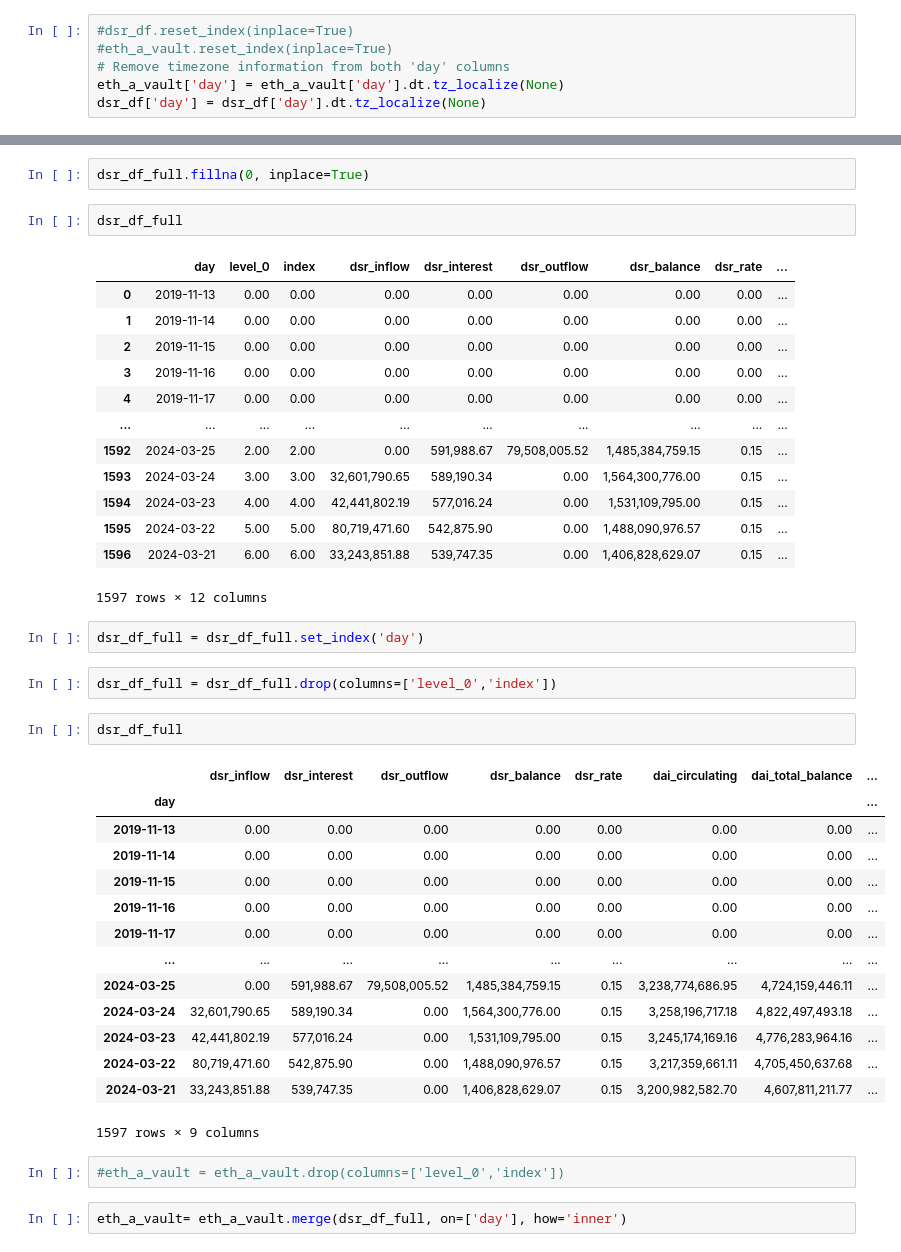
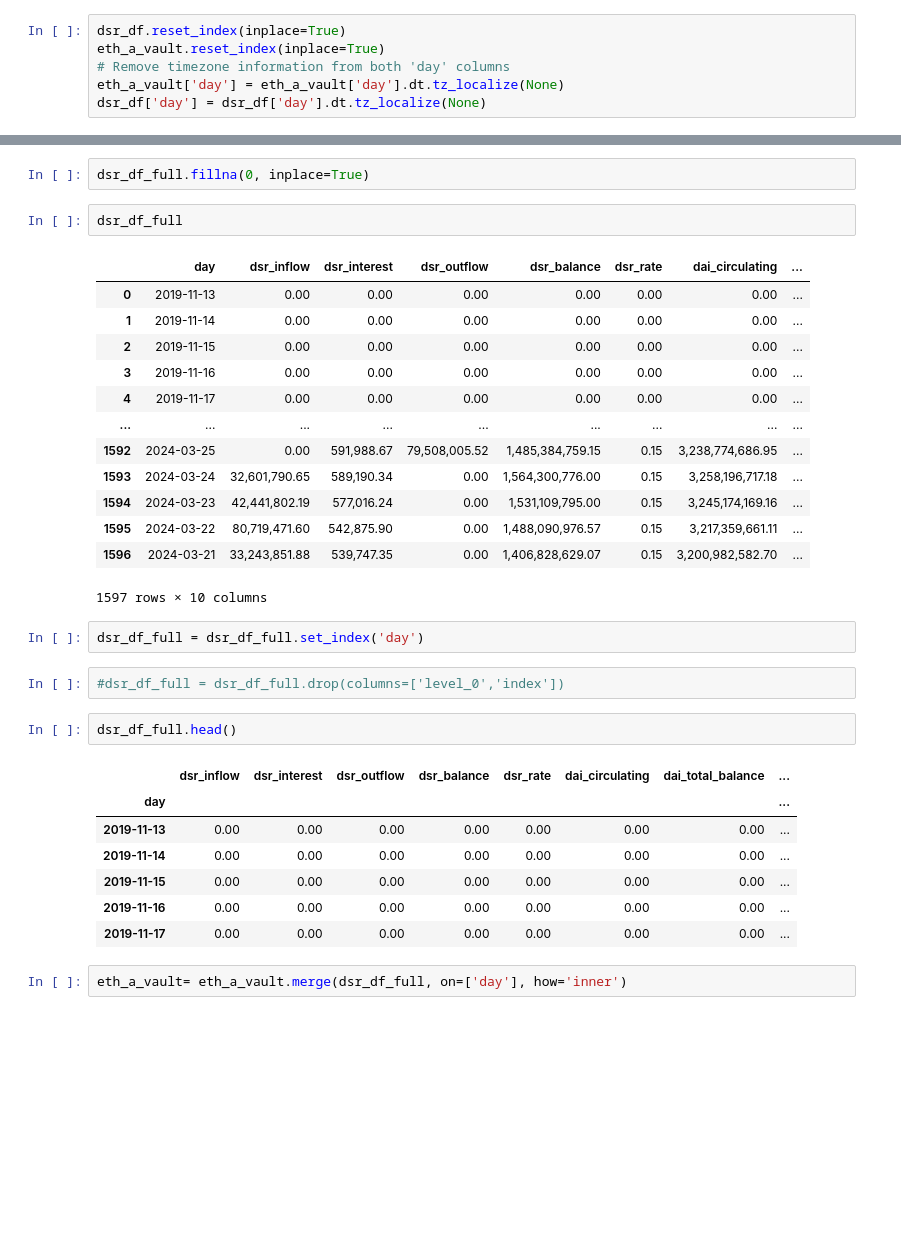
Before and after one commit to BrandynHamilton/mkrdao_port_mgmt, a Jupyter notebook: notebooks/exploratory.ipynb, the cells around one changed output, grey strips where cells are left out. Drawn from its saved outputs; the diff is of its cells as text; blank space fills up the shorter version.

```diff
--- a/notebooks/exploratory.ipynb
+++ b/notebooks/exploratory.ipynb
@@ -1482,6 +1427,6 @@ dsr_df.head()
 # %%
-#dsr_df.reset_index(inplace=True)
-#eth_a_vault.reset_index(inplace=True)
+dsr_df.reset_index(inplace=True)
+eth_a_vault.reset_index(inplace=True)
 # Remove timezone information from both 'day' columns
 eth_a_vault['day'] = eth_a_vault['day'].dt.tz_localize(None)
 dsr_df['day'] = dsr_df['day'].dt.tz_localize(None)
@@ -1498,41 +1443,32 @@ dsr_df_full.fillna(0, inplace=True)
 # %%
 dsr_df_full
 # %% [output]
-|  | day | level_0 | index | dsr_inflow | dsr_interest | dsr_outflow | dsr_balance | dsr_rate | ... |
-| 0 | 2019-11-13 | 0.00 | 0.00 | 0.00 | 0.00 | 0.00 | 0.00 | 0.00 | ... |
-| 1 | 2019-11-14 | 0.00 | 0.00 | 0.00 | 0.00 | 0.00 | 0.00 | 0.00 | ... |
-| 2 | 2019-11-15 | 0.00 | 0.00 | 0.00 | 0.00 | 0.00 | 0.00 | 0.00 | ... |
-| 3 | 2019-11-16 | 0.00 | 0.00 | 0.00 | 0.00 | 0.00 | 0.00 | 0.00 | ... |
-| 4 | 2019-11-17 | 0.00 | 0.00 | 0.00 | 0.00 | 0.00 | 0.00 | 0.00 | ... |
-| ... | ... | ... | ... | ... | ... | ... | ... | ... | ... |
-| 1592 | 2024-03-25 | 2.00 | 2.00 | 0.00 | 591,988.67 | 79,508,005.52 | 1,485,384,759.15 | 0.15 | ... |
-| 1593 | 2024-03-24 | 3.00 | 3.00 | 32,601,790.65 | 589,190.34 | 0.00 | 1,564,300,776.00 | 0.15 | ... |
-| 1594 | 2024-03-23 | 4.00 | 4.00 | 42,441,802.19 | 577,016.24 | 0.00 | 1,531,109,795.00 | 0.15 | ... |
-| 1595 | 2024-03-22 | 5.00 | 5.00 | 80,719,471.60 | 542,875.90 | 0.00 | 1,488,090,976.57 | 0.15 | ... |
-| 1596 | 2024-03-21 | 6.00 | 6.00 | 33,243,851.88 | 539,747.35 | 0.00 | 1,406,828,629.07 | 0.15 | ... |
+|  | day | dsr_inflow | dsr_interest | dsr_outflow | dsr_balance | dsr_rate | dai_circulating | ... |
+| 0 | 2019-11-13 | 0.00 | 0.00 | 0.00 | 0.00 | 0.00 | 0.00 | ... |
+| 1 | 2019-11-14 | 0.00 | 0.00 | 0.00 | 0.00 | 0.00 | 0.00 | ... |
+| 2 | 2019-11-15 | 0.00 | 0.00 | 0.00 | 0.00 | 0.00 | 0.00 | ... |
+| 3 | 2019-11-16 | 0.00 | 0.00 | 0.00 | 0.00 | 0.00 | 0.00 | ... |
+| 4 | 2019-11-17 | 0.00 | 0.00 | 0.00 | 0.00 | 0.00 | 0.00 | ... |
+| ... | ... | ... | ... | ... | ... | ... | ... | ... |
+| 1592 | 2024-03-25 | 0.00 | 591,988.67 | 79,508,005.52 | 1,485,384,759.15 | 0.15 | 3,238,774,686.95 | ... |
+| 1593 | 2024-03-24 | 32,601,790.65 | 589,190.34 | 0.00 | 1,564,300,776.00 | 0.15 | 3,258,196,717.18 | ... |
+| 1594 | 2024-03-23 | 42,441,802.19 | 577,016.24 | 0.00 | 1,531,109,795.00 | 0.15 | 3,245,174,169.16 | ... |
+| 1595 | 2024-03-22 | 80,719,471.60 | 542,875.90 | 0.00 | 1,488,090,976.57 | 0.15 | 3,217,359,661.11 | ... |
+| 1596 | 2024-03-21 | 33,243,851.88 | 539,747.35 | 0.00 | 1,406,828,629.07 | 0.15 | 3,200,982,582.70 | ... |
-1597 rows × 12 columns
+1597 rows × 10 columns
 # %%
 dsr_df_full = dsr_df_full.set_index('day')
 # %%
-dsr_df_full = dsr_df_full.drop(columns=['level_0','index'])
+#dsr_df_full = dsr_df_full.drop(columns=['level_0','index'])
 # %%
-dsr_df_full
+dsr_df_full.head()
 # %% [output]
 |  | dsr_inflow | dsr_interest | dsr_outflow | dsr_balance | dsr_rate | dai_circulating | dai_total_balance | ... |
 | day |  |  |  |  |  |  |  | ... |
 | 2019-11-13 | 0.00 | 0.00 | 0.00 | 0.00 | 0.00 | 0.00 | 0.00 | ... |
 | 2019-11-14 | 0.00 | 0.00 | 0.00 | 0.00 | 0.00 | 0.00 | 0.00 | ... |
 | 2019-11-15 | 0.00 | 0.00 | 0.00 | 0.00 | 0.00 | 0.00 | 0.00 | ... |
 | 2019-11-16 | 0.00 | 0.00 | 0.00 | 0.00 | 0.00 | 0.00 | 0.00 | ... |
 | 2019-11-17 | 0.00 | 0.00 | 0.00 | 0.00 | 0.00 | 0.00 | 0.00 | ... |
-| ... | ... | ... | ... | ... | ... | ... | ... | ... |
-| 2024-03-25 | 0.00 | 591,988.67 | 79,508,005.52 | 1,485,384,759.15 | 0.15 | 3,238,774,686.95 | 4,724,159,446.11 | ... |
-| 2024-03-24 | 32,601,790.65 | 589,190.34 | 0.00 | 1,564,300,776.00 | 0.15 | 3,258,196,717.18 | 4,822,497,493.18 | ... |
-| 2024-03-23 | 42,441,802.19 | 577,016.24 | 0.00 | 1,531,109,795.00 | 0.15 | 3,245,174,169.16 | 4,776,283,964.16 | ... |
-| 2024-03-22 | 80,719,471.60 | 542,875.90 | 0.00 | 1,488,090,976.57 | 0.15 | 3,217,359,661.11 | 4,705,450,637.68 | ... |
-| 2024-03-21 | 33,243,851.88 | 539,747.35 | 0.00 | 1,406,828,629.07 | 0.15 | 3,200,982,582.70 | 4,607,811,211.77 | ... |
-1597 rows × 9 columns
-# %%
-#eth_a_vault = eth_a_vault.drop(columns=['level_0','index'])
 # %%
 eth_a_vault= eth_a_vault.merge(dsr_df_full, on=['day'], how='inner')
```
Also changed, not shown: parts of 23 cells of this notebook.
